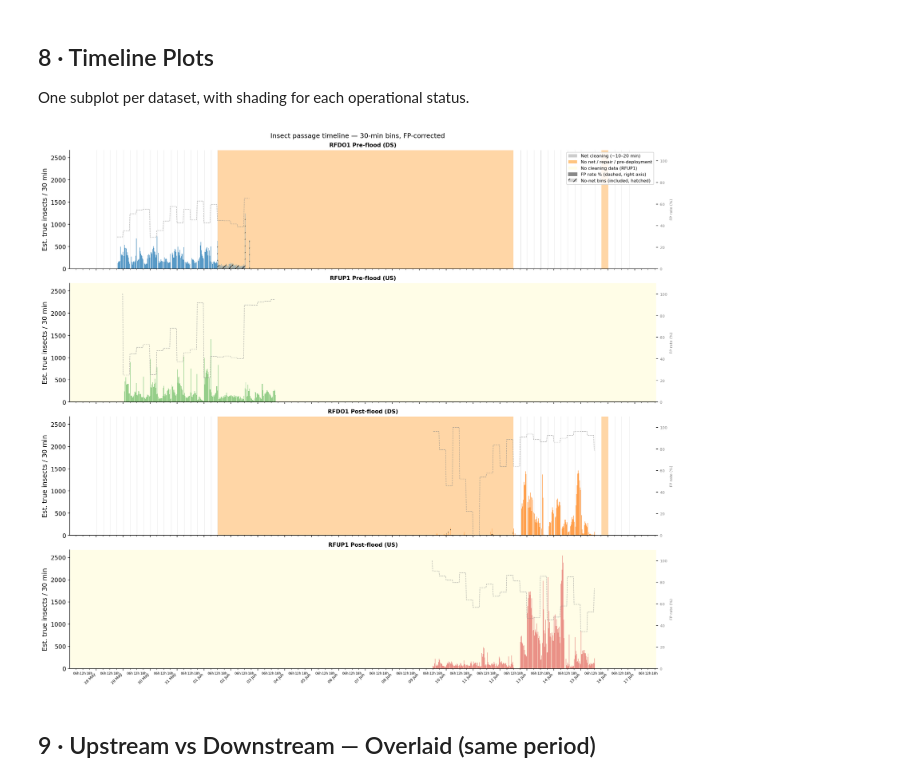
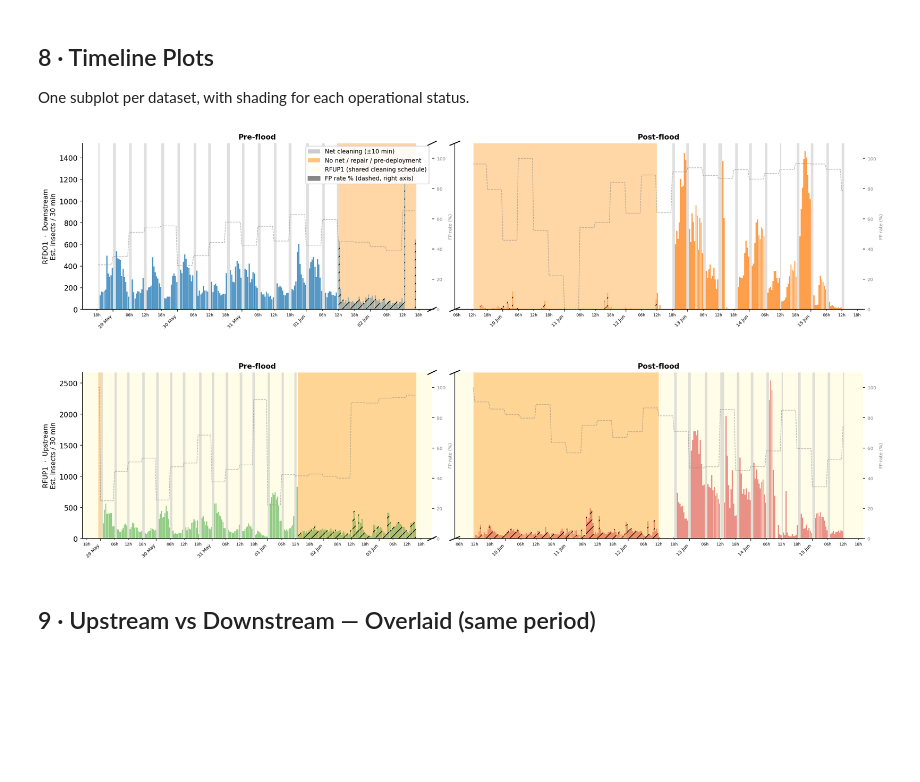
Before and after one commit to nagek00/Hyding2, a Jupyter notebook: insect_timeline_analysis.ipynb, the cells around one changed output. Drawn from its saved outputs; the diff is of its cells as text; code cells hidden in the pictures; blank space fills up the shorter version.

```diff
--- a/insect_timeline_analysis.ipynb
+++ b/insect_timeline_analysis.ipynb
@@ -73,6 +73,7 @@ DATASETS = {
         'fp_sep':     ';',
         'has_cleaning': False,
         'cleaning_loc': None,
+        'net_periods':  [(pd.Timestamp('2025-05-29 00:11'), pd.Timestamp('2025-06-01 12:49'))],
     },
     '250609_post': {
         'station': 'RFDO1', 'position': 'Downstream', 'period': 'Post-flood',
@@ -91,6 +92,7 @@ DATASETS = {
         'fp_sep':     ',',
         'has_cleaning': False,
         'cleaning_loc': None,
+        'net_periods':  [(pd.Timestamp('2025-06-12 12:04'), pd.Timestamp('2025-06-15 12:11'))],
     },
 }
 
@@ -303,11 +305,11 @@ def parse_cleaning_csv(csv_path: Path, year: int = 2025):
         t_after  = safe_time(date, row.get('after'), prev_dt=t_before)
 
         if t_before is not None and t_after is not None:
-            cleaning_intervals.append((t_before, t_after + pd.Timedelta(minutes=5), loc))
+            cleaning_intervals.append((t_before - pd.Timedelta(minutes=10), t_after + pd.Timedelta(minutes=10), loc))
         elif t_before is not None and t_after is None:
             pending_removal[loc] = t_before
         elif t_before is None and t_after is not None:
-            end_dt = t_after + pd.Timedelta(minutes=5)
+            end_dt = t_after + pd.Timedelta(minutes=10)
             if loc in pending_removal:
                 no_net_intervals.append((pending_removal.pop(loc), end_dt, loc))
             else:
@@ -458,21 +474,12 @@ def plot_dataset_timeline(ax, tag, show_fp_rate=True, show_xlabels=True):
     color = COLORS[tag]
     loc   = meta.get('cleaning_loc')
 
-    # ── background shading ───────────────────────────────────────────────────
-    if not meta['has_cleaning']:
-        ax.set_facecolor('#fffde7')
-    else:
-        nn_ivs = [(s, e) for s, e, l in NO_NET if l == loc]
-        if not tl.empty:
-            data_start = tl['bin_start'].min()
-            data_end   = tl['bin_start'].max() + pd.Timedelta(minutes=BLOCK_MIN)
-            for end_dt, l in DATA_START_NO_NET:
-                if l == loc and data_start < end_dt <= data_end:
-                    nn_ivs.append((data_start, end_dt))
-        shade_intervals(ax, merge_intervals(nn_ivs), '#ff8c00', alpha=0.35, zorder=1)
-
-        c_ivs = [(s, e) for s, e, l in CLEANING if l == loc]
-        shade_intervals(ax, c_ivs, '#cccccc', alpha=0.6, zorder=2)
+    # ── background shading (derived from timeline status for all stations) ──
+    ax.set_facecolor('#fffde7' if not meta['has_cleaning'] else 'white')
+    nn_ivs = [(r['bin_start'], r['bin_end']) for _, r in tl[tl['status'] == 'no_net'].iterrows()]
+    shade_intervals(ax, merge_intervals(nn_ivs), '#ff8c00', alpha=0.35, zorder=1)
+    c_ivs  = [(r['bin_start'], r['bin_end']) for _, r in tl[tl['status'] == 'cleaning'].iterrows()]
+    shade_intervals(ax, merge_intervals(c_ivs),  '#cccccc', alpha=0.60, zorder=2)
 
     # ── bars: normal bins ────────────────────────────────────────────────────
     normal = tl[tl['status'] == 'normal']
@@ -490,44 +497,87 @@ def plot_dataset_timeline(ax, tag, show_fp_rate=True, show_xlabels=True):
     no_net_bins = tl[tl['status'] == 'no_net']
     ax.bar(no_net_bins['bin_start'], no_net_bins['est_true'],
            width=pd.Timedelta(minutes=BLOCK_MIN - 2),
            color=color, alpha=0.4, align='edge', zorder=3, hatch='//')
 
     # ── secondary axis: FP rate ───────────────────────────────────────────────
     if show_fp_rate:
         ax2 = ax.twinx()
         ax2.plot(tl['bin_start'], tl['fp_rate'] * 100,
                  color='#888888', lw=0.8, ls='--', alpha=0.7, zorder=4)
         ax2.set_ylim(0, 110)
         ax2.set_ylabel('FP rate (%)', fontsize=7, color='#888888')
         ax2.tick_params(axis='y', labelsize=7, labelcolor='#888888')
         ax2.spines['top'].set_visible(False)
 
     ax.set_title(f'{LABELS[tag]}', fontsize=10, fontweight='bold')
     ax.set_ylabel('Est. true insects / 30 min')
     _apply_date_xaxis(ax, show_labels=show_xlabels)
 
 
-fig, axes = plt.subplots(4, 1, figsize=(16, 14), constrained_layout=True,
-                         sharey=True, sharex=True)
 
-for i, (ax, tag) in enumerate(zip(axes, DATASETS)):
-    plot_dataset_timeline(ax, tag, show_xlabels=(i == len(axes) - 1))
+# ── 2-row broken-axis figure: one row per station ────────────────────────────
+station_pairs = [
+    ('RFDO1  ·  Downstream', '250528_post', '250609_post'),
+    ('RFUP1  ·  Upstream',   '250529_post', '250609_RFUP1'),
+]
 
-# shared legend
+# Width ratios proportional to data duration of each period
+def _days(tag):
+    tl = TIMELINES[tag]
+    return (tl['bin_start'].max() - tl['bin_start'].min()).days + 1
+
+w_pre  = max(_days('250528_post'),  _days('250529_post'))
+w_post = max(_days('250609_post'),  _days('250609_RFUP1'))
+
+fig = plt.figure(figsize=(18, 10))
+gs  = fig.add_gridspec(2, 2,
+                        width_ratios=[w_pre, w_post],
+                        hspace=0.38, wspace=0.06,
+                        left=0.06, right=0.97, top=0.93, bottom=0.10)
+
+for row, (station_label, pre_tag, post_tag) in enumerate(station_pairs):
+    ax_pre  = fig.add_subplot(gs[row, 0])
+    ax_post = fig.add_subplot(gs[row, 1], sharey=ax_pre)
+
+    plot_dataset_timeline(ax_pre,  pre_tag,  show_fp_rate=True, show_xlabels=True)
+    plot_dataset_timeline(ax_post, post_tag, show_fp_rate=True, show_xlabels=True)
+
+    # Override individual titles — period labels at top
+    ax_pre.set_title('Pre-flood', fontsize=11, fontweight='bold', pad=6)
+    ax_post.set_title('Post-flood', fontsize=11, fontweight='bold', pad=6)
+
+    # Station label on left y-axis
+    ax_pre.set_ylabel(f'{station_label}\nEst. insects / 30 min', fontsize=10)
+    ax_post.set_ylabel('')
+
+    # Broken-axis spines
+    ax_pre.spines['right'].set_visible(False)
+    ax_post.spines['left'].set_visible(False)
+    ax_post.tick_params(left=False)
+    ax_post.yaxis.set_tick_params(labelleft=False)
+
+    # Diagonal break marks
+    d = 0.012
+    kw = dict(color='k', clip_on=False, lw=1.4, transform=ax_pre.transAxes)
+    ax_pre.plot([1-d, 1+d], [-d,  +d],  **kw)
+    ax_pre.plot([1-d, 1+d], [1-d, 1+d], **kw)
+    kw['transform'] = ax_post.transAxes
+    ax_post.plot([-d, +d], [-d,  +d],  **kw)
+    ax_post.plot([-d, +d], [1-d, 1+d], **kw)
+
+# Shared legend on top-left subplot
 legend_patches = [
-    mpatches.Patch(facecolor='#cccccc', label='Net cleaning (~10–20 min)'),
+    mpatches.Patch(facecolor='#cccccc', label='Net cleaning (±10 min)'),
     mpatches.Patch(facecolor='#ff8c00', alpha=0.5, label='No net / repair / pre-deployment'),
-    mpatches.Patch(facecolor='#fffde7', label='No cleaning data (RFUP1)'),
+    mpatches.Patch(facecolor='#fffde7', label='RFUP1 (shared cleaning schedule)'),
     mpatches.Patch(color='#888888', label='FP rate % (dashed, right axis)'),
-    mpatches.Patch(facecolor='#888888', alpha=0.4, hatch='//', label='No-net bins (included, hatched)'),
 ]
-axes[0].legend(handles=legend_patches, loc='upper right', fontsize=8, framealpha=0.85)
+fig.axes[0].legend(handles=legend_patches, loc='upper right', fontsize=9, framealpha=0.9)
 
-fig.suptitle('Insect passage timeline — 30-min bins, FP-corrected', fontsize=12)
 fig.savefig(OUT_DIR / 'insect_timeline_30min.png', bbox_inches='tight')
 plt.show()
 # %% [output]
-[figure, old version]
+[figure, new version]
 # %% [markdown]
 ## 9 · Upstream vs Downstream — Overlaid (same period)
 # %%
```
Also changed, not shown: parts of 15 cells of this notebook.
